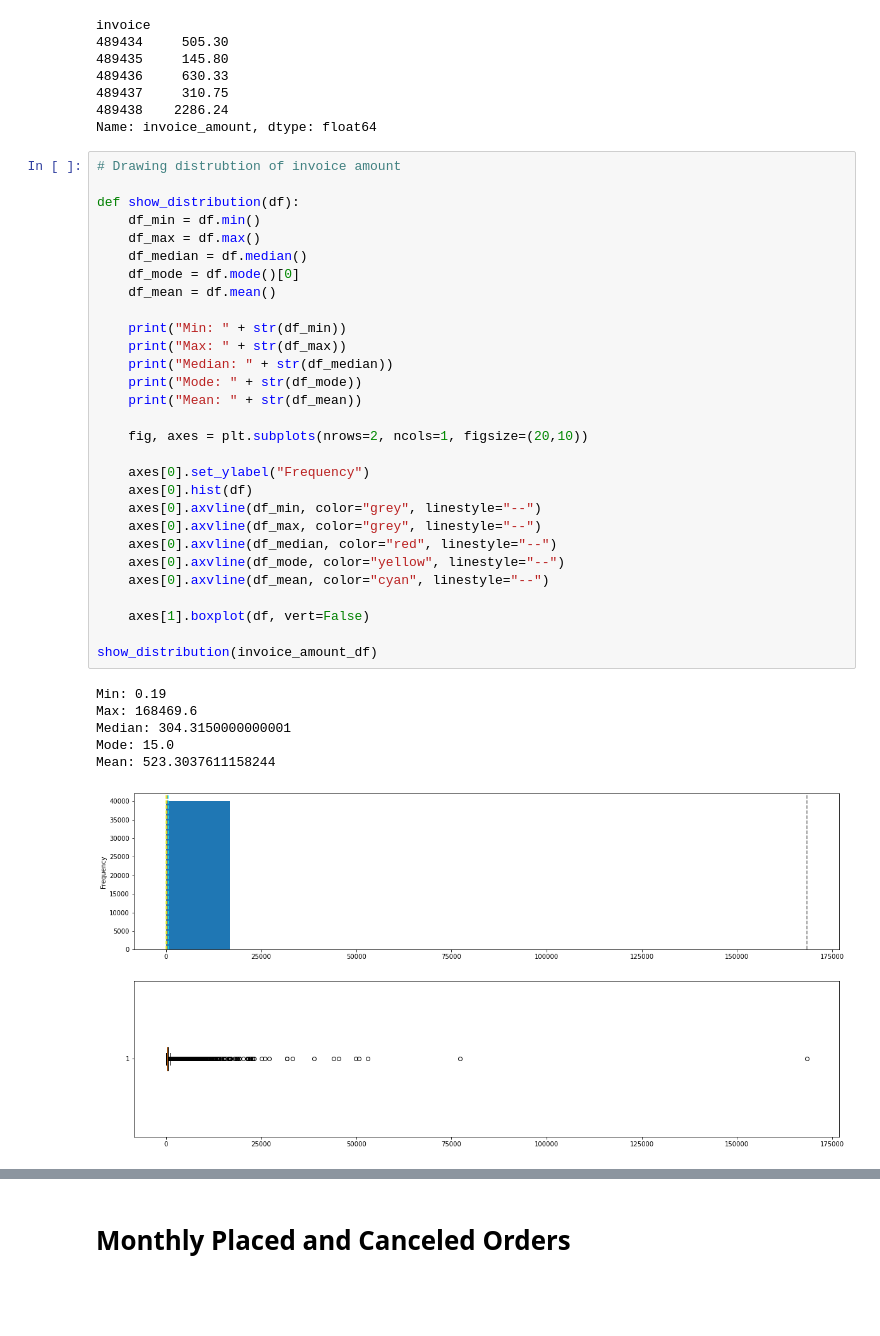
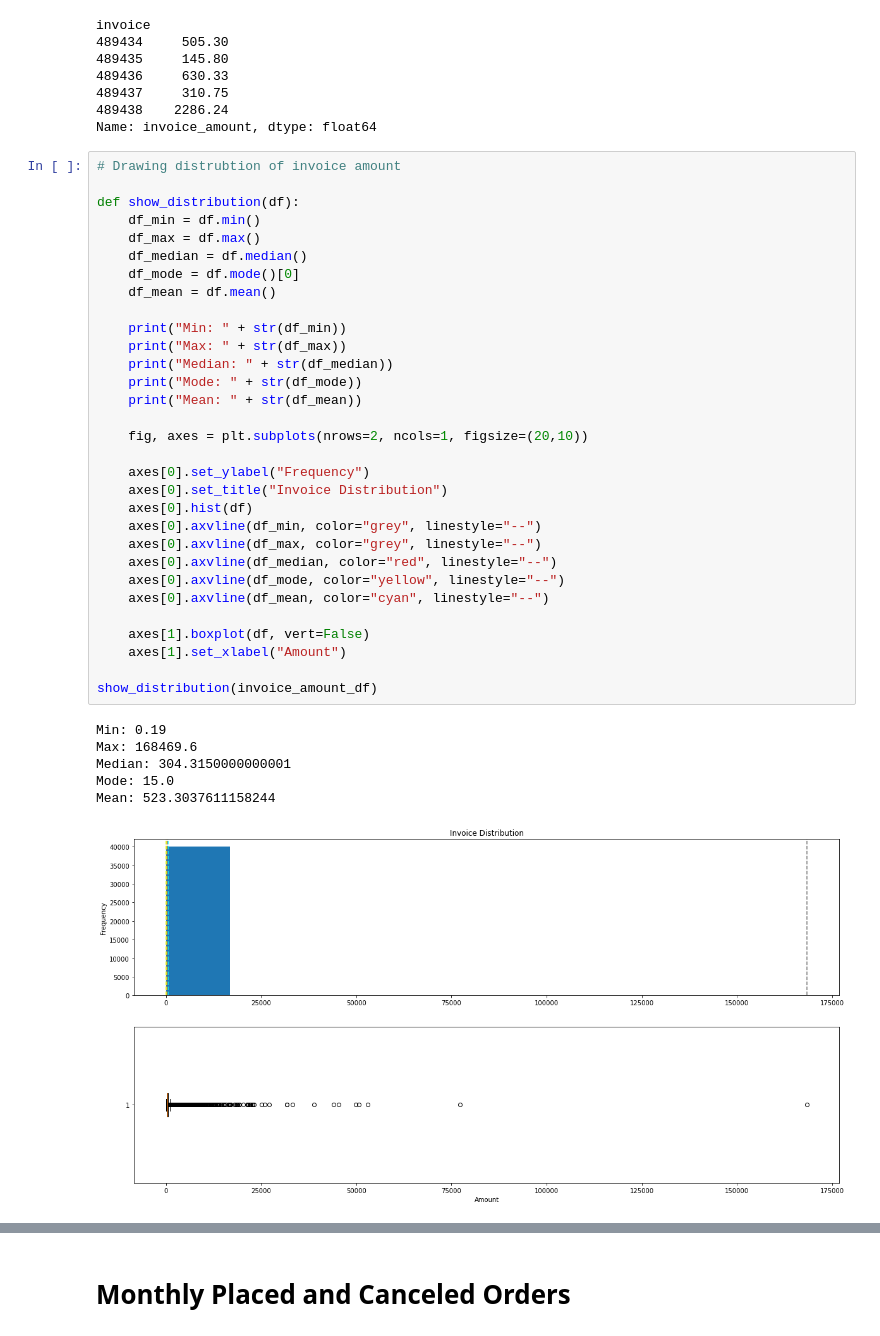
Before and after one commit to jarviscanada/jarvis_data_eng_NarimanAlimuradov, a Jupyter notebook: python_data_analytics/retail_data_analytics_wrangling.ipynb, the cells around one changed output, grey strips where cells are left out. Saved outputs shown, nothing was run; the diff lists cells and outputs as text; blank space fills up the shorter version.

Commit message:
Python - fixed graph labels

```diff
--- a/python_data_analytics/retail_data_analytics_wrangling.ipynb
+++ b/python_data_analytics/retail_data_analytics_wrangling.ipynb
@@ -98,34 +98,36 @@ def show_distribution(df):
     df_max = df.max()
     df_median = df.median()
     df_mode = df.mode()[0]
     df_mean = df.mean()
 
     print("Min: " + str(df_min))
     print("Max: " + str(df_max))
     print("Median: " + str(df_median))
     print("Mode: " + str(df_mode))
     print("Mean: " + str(df_mean))
 
     fig, axes = plt.subplots(nrows=2, ncols=1, figsize=(20,10))
 
     axes[0].set_ylabel("Frequency")
+    axes[0].set_title("Invoice Distribution")
     axes[0].hist(df)
     axes[0].axvline(df_min, color="grey", linestyle="--")
     axes[0].axvline(df_max, color="grey", linestyle="--")
     axes[0].axvline(df_median, color="red", linestyle="--")
     axes[0].axvline(df_mode, color="yellow", linestyle="--")
     axes[0].axvline(df_mean, color="cyan", linestyle="--")
 
     axes[1].boxplot(df, vert=False)
+    axes[1].set_xlabel("Amount")
 
 show_distribution(invoice_amount_df)
 # %% [output]
 Min: 0.19
 Max: 168469.6
 Median: 304.3150000000001
 Mode: 15.0
 Mean: 523.3037611158244
-[figure, old version]
+[figure, new version]
 # %%
 # Drawing distribution of first 85 quantiles of the invoice amount
 
```
Also changed, not shown: parts of 4 cells of this notebook.
